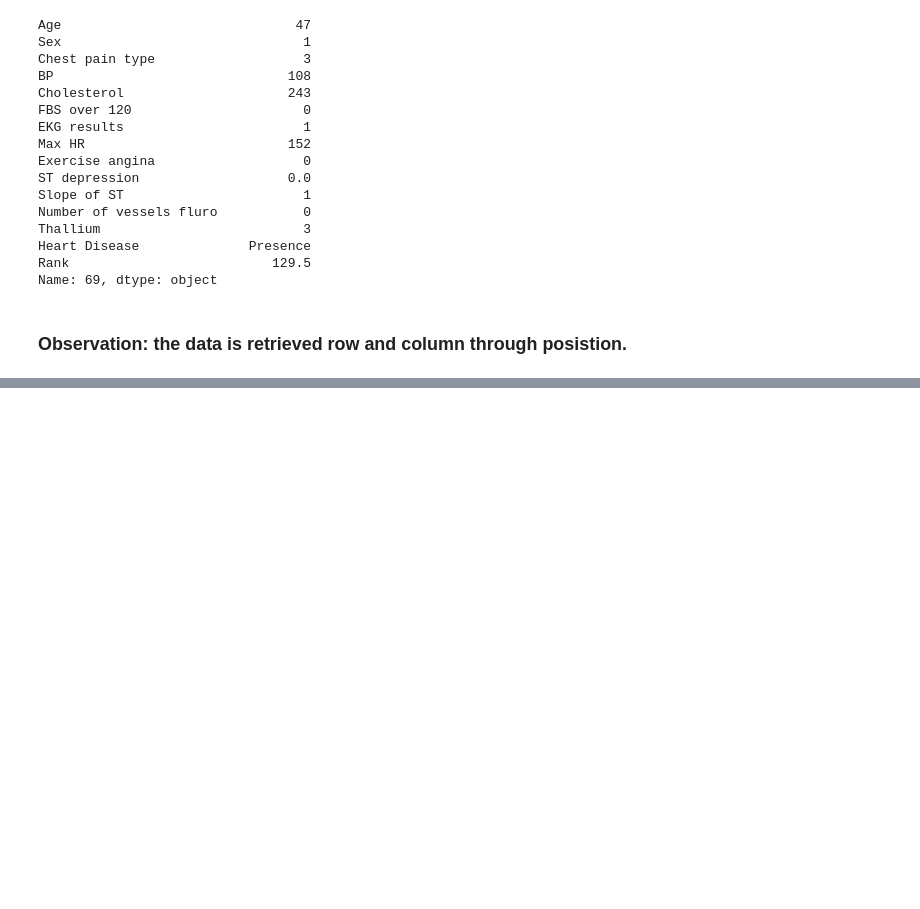
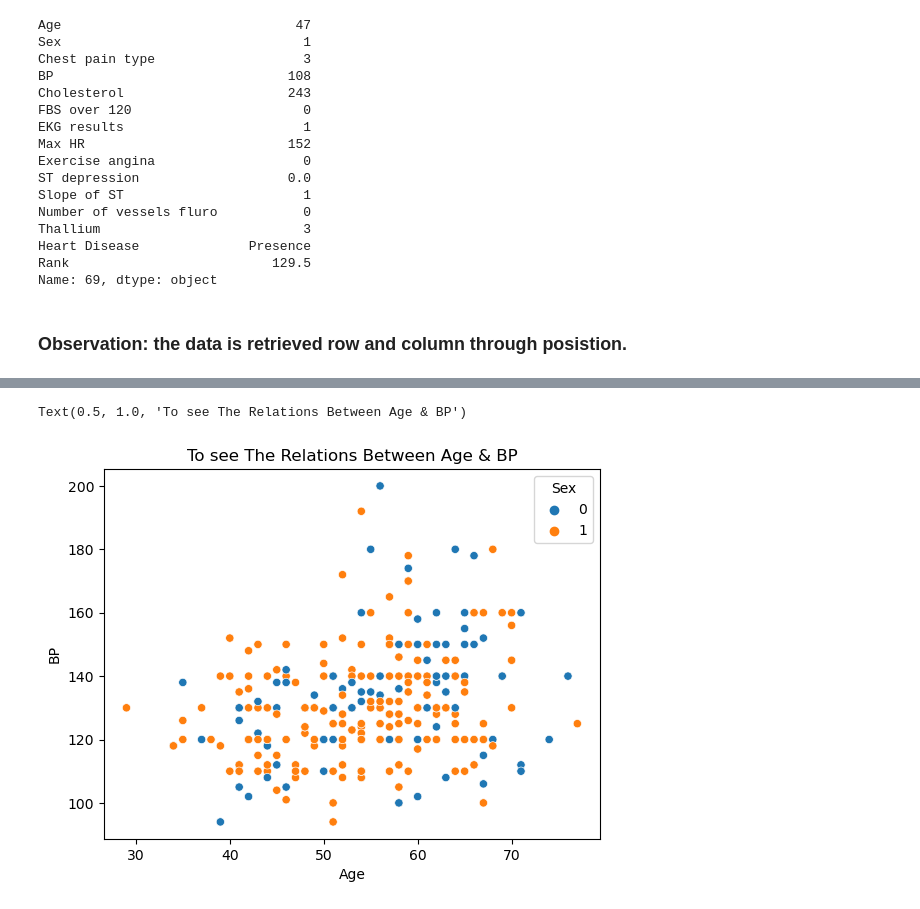
Before and after one commit to Alaa-Saif1/AlaaWork, a Jupyter notebook: Jupyter/Heart_Disease_Dataset_Manipulation.ipynb, the cells around one changed output, grey strips where cells are left out. Saved outputs shown, nothing was run; the diff lists cells and outputs as text; code cells hidden in the pictures; blank space fills up the shorter version.

```diff
--- a/Jupyter/Heart_Disease_Dataset_Manipulation.ipynb
+++ b/Jupyter/Heart_Disease_Dataset_Manipulation.ipynb
@@ -370,0 +666,17 @@ Name: 69, dtype: object
+# %%
+# seaborn library provides a high-level interface for drawing attractive and informative statistical graphics
+import seaborn as sns
+
+
+df = pd.read_csv("Heart_Disease_Prediction.csv")
+
+# plotting the data using scatter plot:
+
+sns.scatterplot(data = df, x = 'Age', y = 'BP', hue = 'Sex')
+
+# Title Lable:
+
+plt.title("To see The Relations Between Age & BP")
+# %% [output]
+Text(0.5, 1.0, 'To see The Relations Between Age & BP')
+[figure, added]
```
Also changed, not shown: parts of 46 cells of this notebook.
